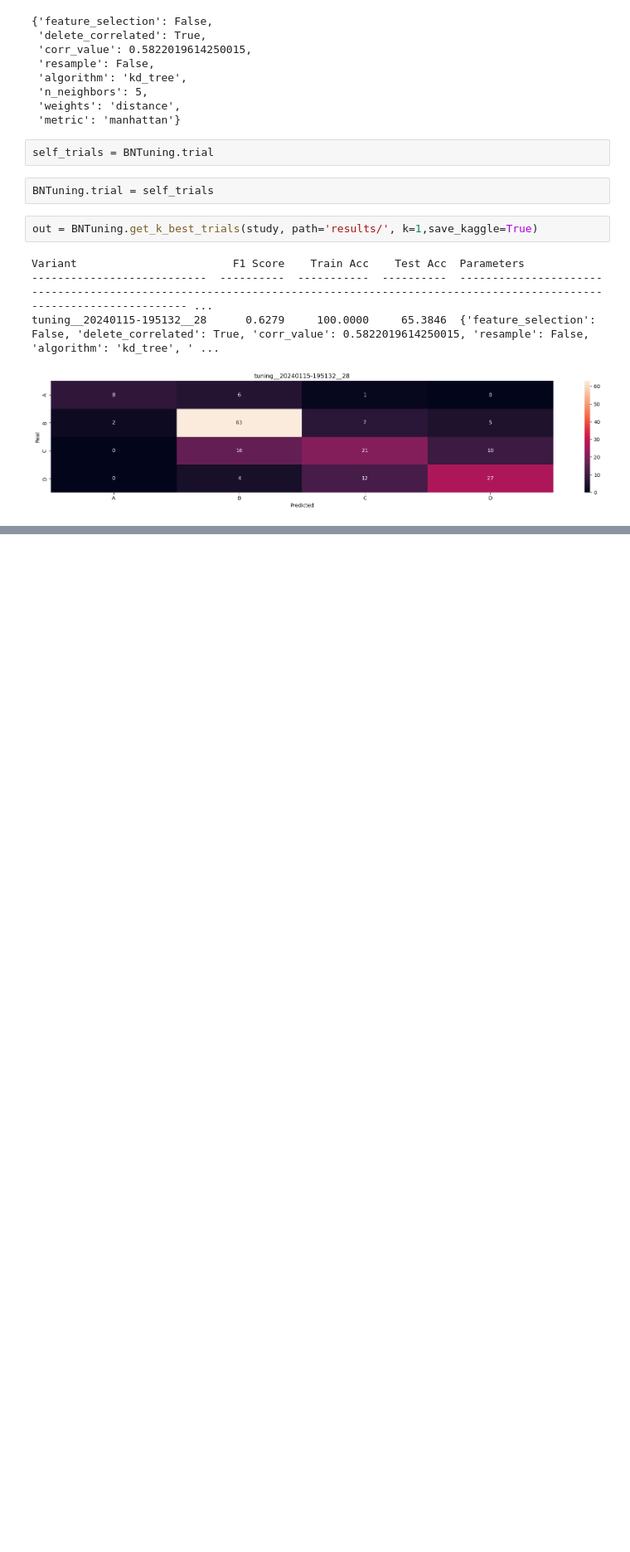
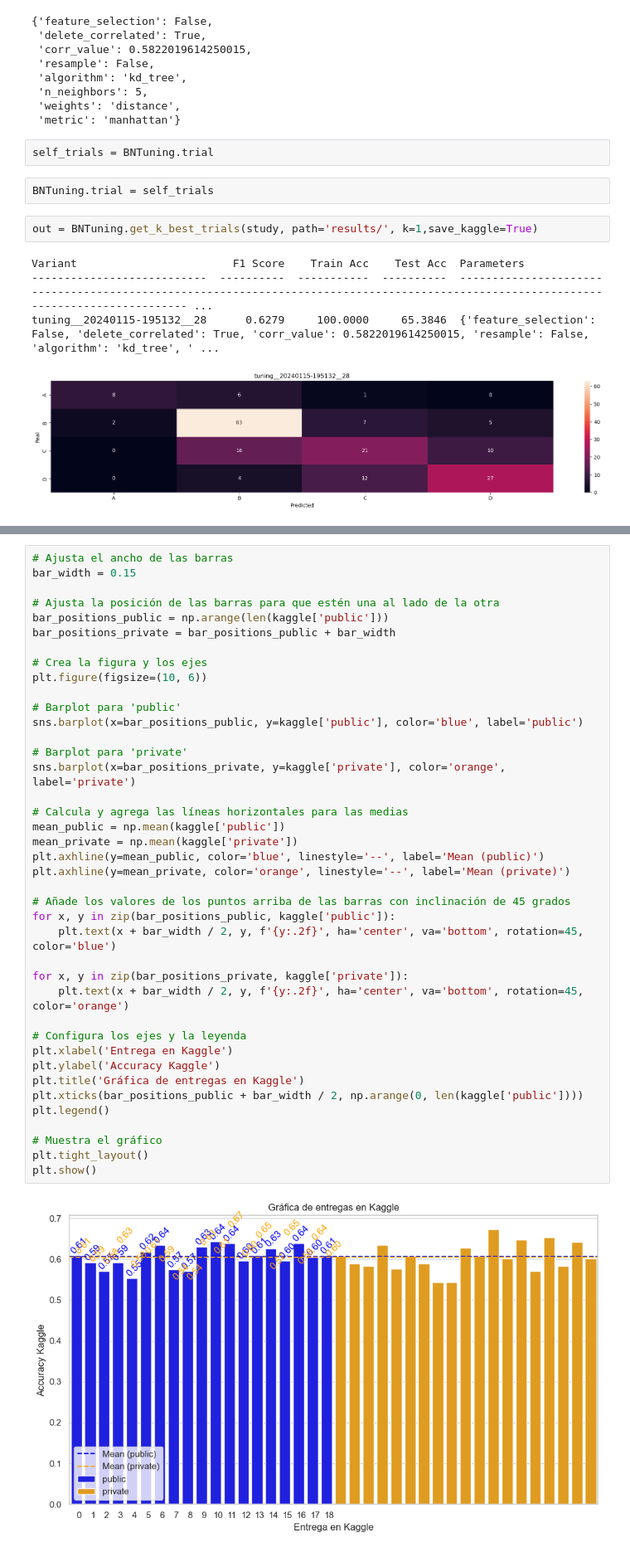
Before and after one commit to DomingoLopez/ClubFansIris, a Jupyter notebook: KNN/knn.ipynb, the cells around one changed output, grey strips where cells are left out. Shown at 83% size. Drawn from its saved outputs; the diff is of its cells as text; blank space fills up the shorter version.

```diff
--- a/KNN/knn.ipynb
+++ b/KNN/knn.ipynb
@@ -1541,0 +1626,42 @@ tuning__20240115-195132__28      0.6279     100.0000     65.3846  {'feature_sele
+# %%
+# Ajusta el ancho de las barras
+bar_width = 0.15
+
+# Ajusta la posición de las barras para que estén una al lado de la otra
+bar_positions_public = np.arange(len(kaggle['public']))
+bar_positions_private = bar_positions_public + bar_width
+
+# Crea la figura y los ejes
+plt.figure(figsize=(10, 6))
+
+# Barplot para 'public'
+sns.barplot(x=bar_positions_public, y=kaggle['public'], color='blue', label='public')
+
+# Barplot para 'private'
+sns.barplot(x=bar_positions_private, y=kaggle['private'], color='orange', label='private')
+
+# Calcula y agrega las líneas horizontales para las medias
+mean_public = np.mean(kaggle['public'])
+mean_private = np.mean(kaggle['private'])
+plt.axhline(y=mean_public, color='blue', linestyle='--', label='Mean (public)')
+plt.axhline(y=mean_private, color='orange', linestyle='--', label='Mean (private)')
+
+# Añade los valores de los puntos arriba de las barras con inclinación de 45 grados
+for x, y in zip(bar_positions_public, kaggle['public']):
+    plt.text(x + bar_width / 2, y, f'{y:.2f}', ha='center', va='bottom', rotation=45, color='blue')
+
+for x, y in zip(bar_positions_private, kaggle['private']):
+    plt.text(x + bar_width / 2, y, f'{y:.2f}', ha='center', va='bottom', rotation=45, color='orange')
+
+# Configura los ejes y la leyenda
+plt.xlabel('Entrega en Kaggle')
+plt.ylabel('Accuracy Kaggle')
+plt.title('Gráfica de entregas en Kaggle')
+plt.xticks(bar_positions_public + bar_width / 2, np.arange(0, len(kaggle['public'])))
+plt.legend()
+
+# Muestra el gráfico
+plt.tight_layout()
+plt.show()
+# %% [output]
+[figure, added]
```
Also changed, not shown: parts of 4 cells of this notebook, 1 other file.
